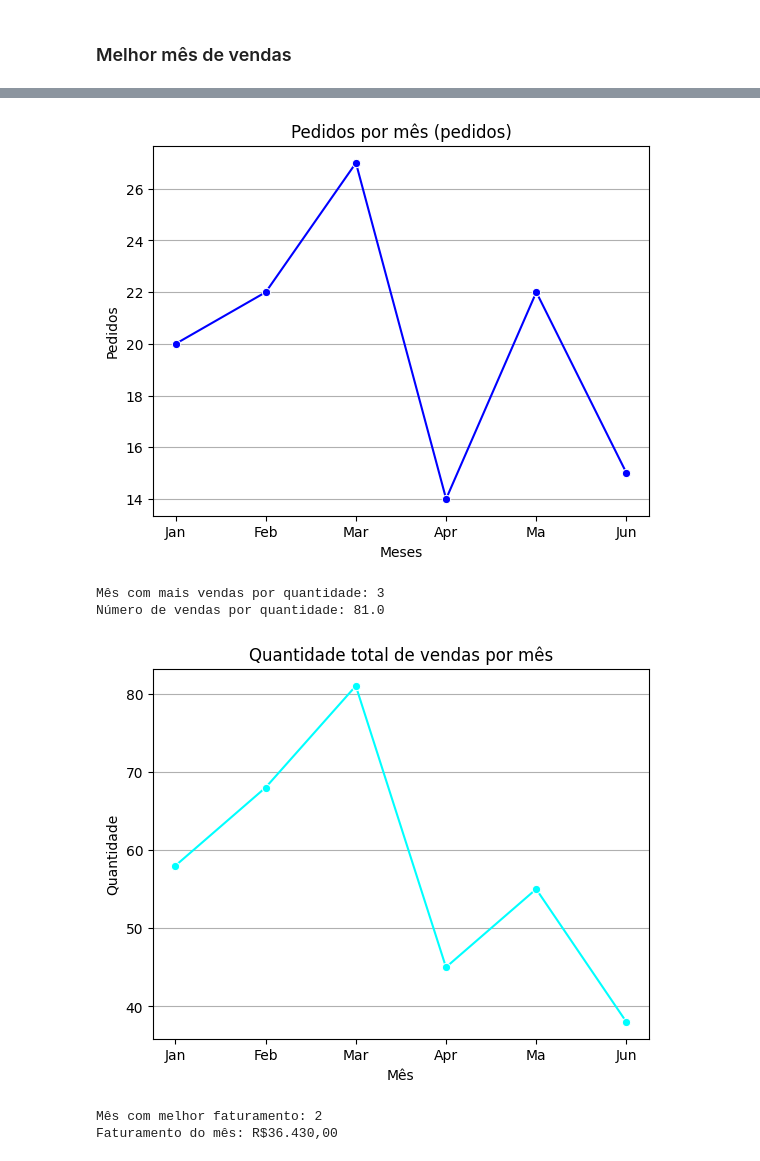
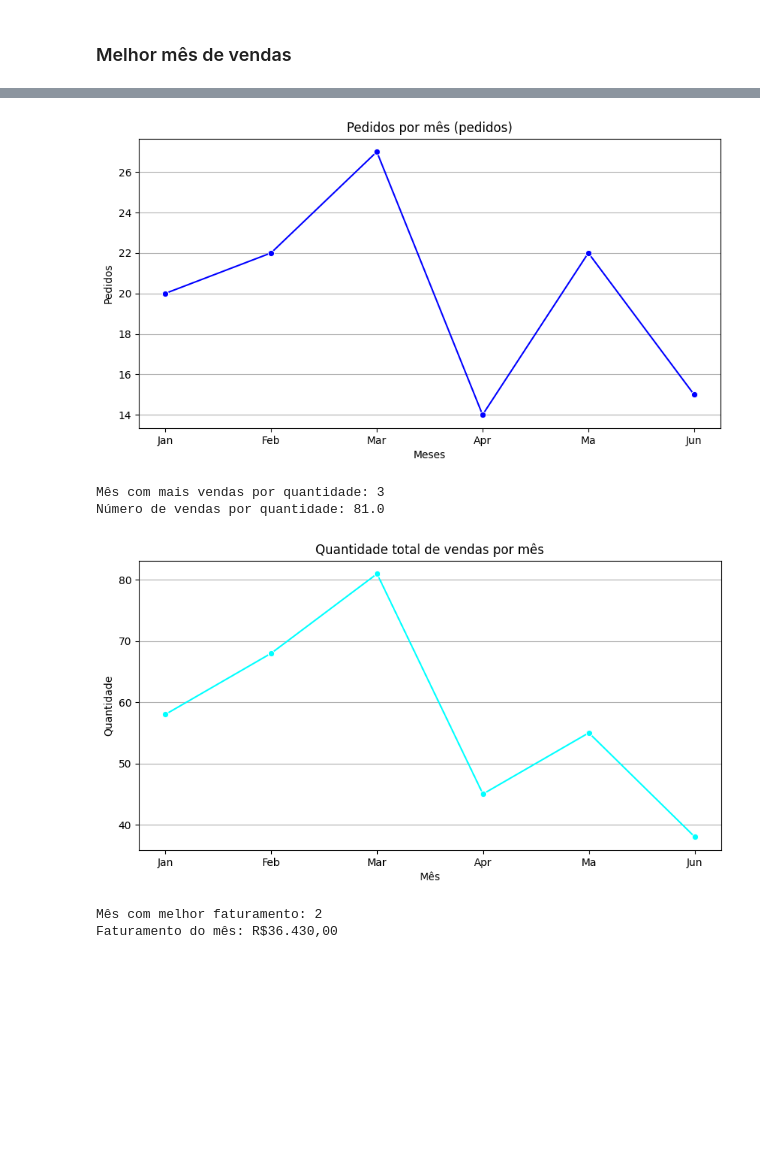
Before and after one commit to GustavoTML/sales-data-analysis-pandas, a Jupyter notebook: analise_nivel_3/dataframe_nivel_3.ipynb, the cells around one changed output, grey strips where cells are left out. Cells and saved outputs as stored; diff of their text form; code cells hidden in the pictures; blank space fills up the shorter version.

```diff
--- a/analise_nivel_3/dataframe_nivel_3.ipynb
+++ b/analise_nivel_3/dataframe_nivel_3.ipynb
@@ -275,18 +274,20 @@ print(f"Número de vendas: {df_melhor_mes_por_vendas.max()}")
 # %%
 graf_mes_por_vendas = df_melhor_mes_por_vendas.copy()
 graf_mes_por_vendas = graf_mes_por_vendas.reset_index()
+
+plt.figure(figsize=(10,5))
 
 sns.lineplot(data=graf_mes_por_vendas, x="mes", y="count", marker="o", color="blue")
 
 plt.title("Pedidos por mês (pedidos)")
 plt.xlabel("Meses")
 plt.ylabel("Pedidos")
 plt.grid(axis="y")
 
 plt.gca().xaxis.set_major_formatter(mtike.FuncFormatter(lambda x, _: meses[int(x)-1]))
 plt.show()
 # %% [output]
-[figure, old version]
+[figure, new version]
 # %%
 df_melhor_mes_por_quant = df_full.groupby("mes")["quantidade"].sum()
 print(f"Mês com mais vendas por quantidade: {df_melhor_mes_por_quant.idxmax()}")
@@ -297,6 +298,9 @@ Número de vendas por quantidade: 81.0
 # %%
 graf_mes_por_quant = df_melhor_mes_por_vendas.copy()
 graf_mes_por_quant = df_melhor_mes_por_quant.reset_index()
+
+
+plt.figure(figsize=(10,5))
 
 sns.lineplot(data=graf_mes_por_quant, x="mes", y="quantidade", color="cyan", marker="o")
 
@@ -309,7 +313,7 @@ plt.gca().xaxis.set_major_formatter(mtike.FuncFormatter(lambda x, _: meses[int(x
 
 plt.show()
 # %% [output]
-[figure, old version]
+[figure, new version]
 # %%
 df_melhor_mes_por_fat = df_full.groupby("mes")["valor_total"].sum()
 print(f"Mês com melhor faturamento: {df_melhor_mes_por_fat.idxmax()}")
```
Also changed, not shown: parts of 13 cells of this notebook.
